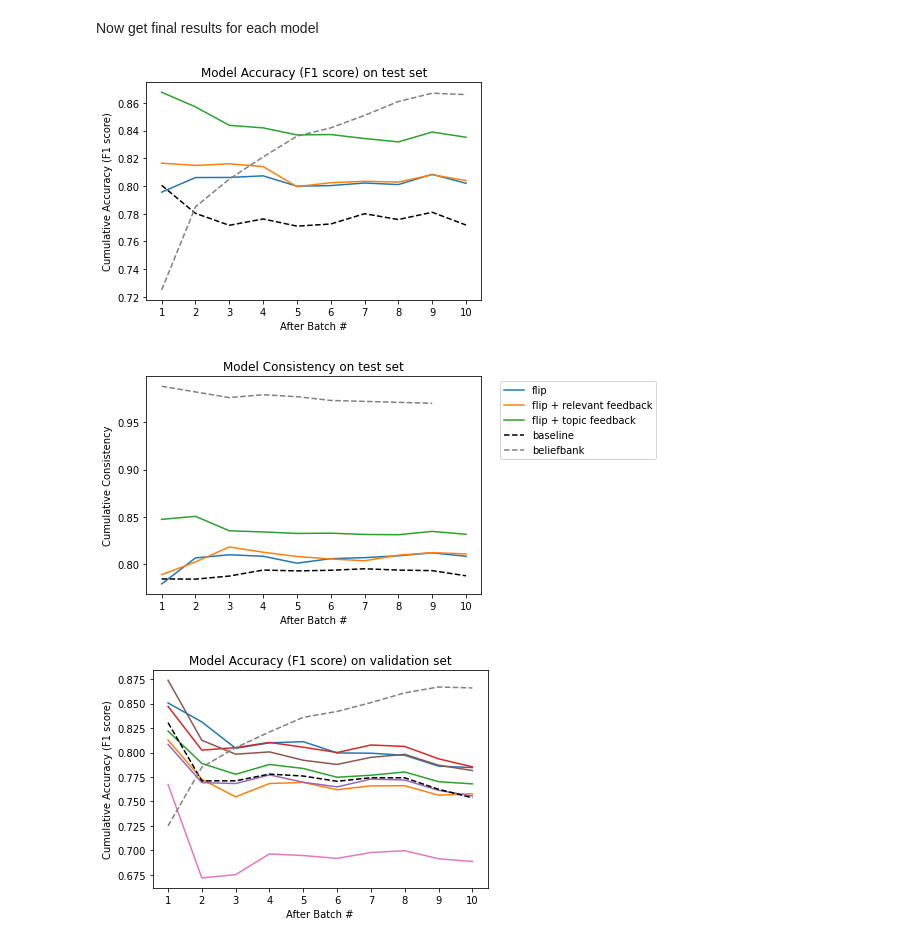
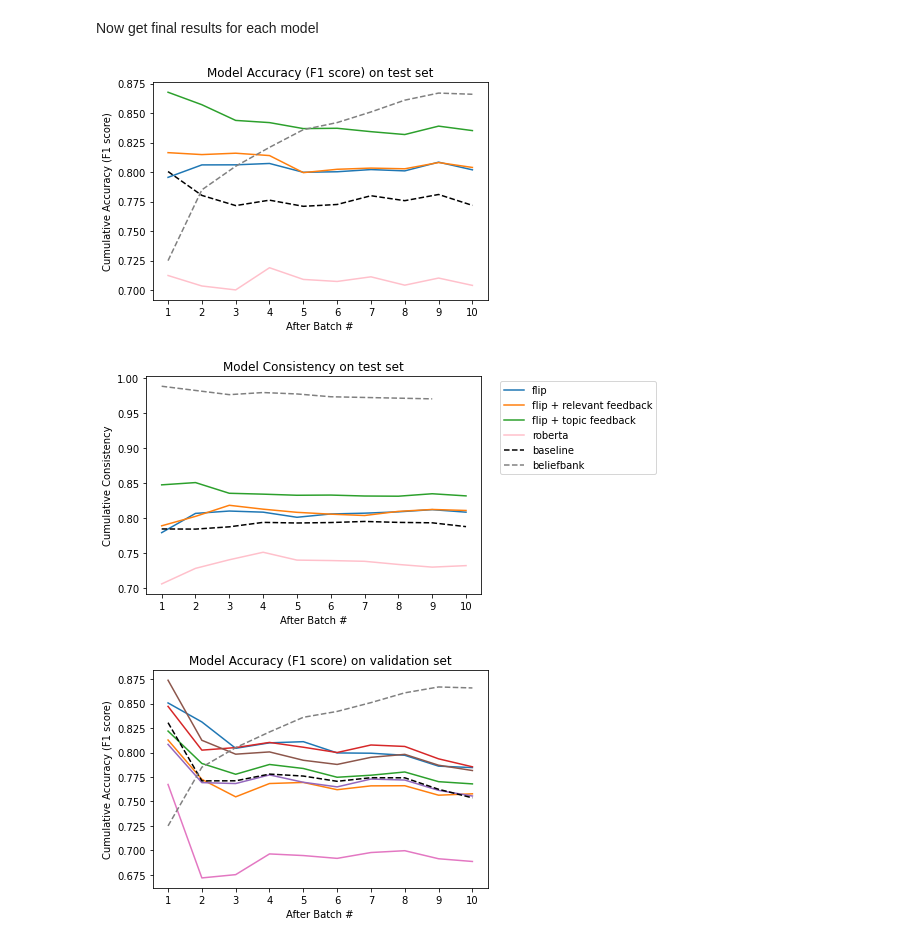
Before and after one commit to jswang/MemoryBank, a Jupyter notebook: plots.ipynb, the cells around one changed output. Cells and saved outputs as stored; diff of their text form; code cells hidden in the pictures.

Commit message:
roberta on test

```diff
--- a/plots.ipynb
+++ b/plots.ipynb
@@ -160,6 +160,10 @@ sat_fbrelevant_config = {'name': 'SAT Flip And relevant feedback', 'nli_model':
 sat_fbrelevant_f1 = [0.8054298642533936, 0.7645259938837919, 0.7770961145194274, 0.7689969604863222, 0.7622549019607842, 0.7658730158730158, 0.7709401709401709, 0.7637195121951219, 0.7543014452856159, 0.75125]
 sat_fbrelevant_consistencies = [0.6666666666675214, 0.6829268292686794, 0.8042328042329078, 0.7709923664123012, 0.7704402515723993, 0.7563025210084716, 0.7656612529002864, 0.7700421940928756, 0.7733089579525094, 0.7693548387097147]
 
+roberta_config = {'name': 'Roberta Flip only', 'nli_model': 'roberta-large-mnli', 'qa_model': 'allenai/macaw-large', 'sentence_model': 'paraphrase-MiniLM-L6-v2', 'enable_flip': True, 'sentence_similarity_threshold': 0.6, 'default_flipped_confidence': 0.7, 'flip_premise_threshold': 0.1, 'feedback_type': None}
+roberta_f1 = [0.7123947051744886, 0.7035110533159948, 0.7001811594202898, 0.7189890256069171, 0.709075952837949, 0.707355955363243, 0.7112744150067685, 0.7042057698992006, 0.7102290076335878, 0.7040221914008322]
+roberta_consistencies = [0.705957719410653, 0.728155339805834, 0.7404083464213655, 0.7511327403926875, 0.7399287476020864, 0.7392873777363793, 0.7382177402757796, 0.7337267362687269, 0.7299299788308116, 0.7320511893572429]
+
 # Beliefbank
 beliefbank_f1 = [.725, .785, .805, .821, .836, .842, .851, .861, .867, .866]
 beliefbank_consistency = [.988, .982, .976, .979, .977, .973, .972, .971, .970]
@@ -176,36 +180,38 @@ plt.plot(b, flip_fbtopic_f1, label='flip + topic feedback')
 # plt.plot(b, sat_f1, label='sat')
 # plt.plot(b, sat_fbrelevant_f1, label='sat + relevant feedback')
 # plt.plot(b, sat_fbtopic_f1, label='sat + topic feedback')
+plt.plot(b, roberta_f1, label='roberta', color='pink')
 plt.plot(b, baseline_f1, '--', color='black', label='baseline')
 plt.plot(range(1, len(beliefbank_f1)+1), beliefbank_f1, '--', color='grey', label='beliefbank')
 plt.xlabel('After Batch #')
 plt.ylabel('Cumulative Accuracy (F1 score)')
 plt.title('Model Accuracy (F1 score) on test set')
 plt.xticks(np.arange(1, 11, 1))
 plt.savefig('final_figures/accuracy.png', dpi=300, bbox_inches='tight')
 plt.show()
 plt.close()
 
 # Plot consistency
 plt.plot(b, flip_consistencies,  label='flip')
 plt.plot(b, flip_fbrelevant_consistencies, label='flip + relevant feedback')
 plt.plot(b, flip_fbtopic_consistencies, label='flip + topic feedback')
 # plt.plot(b, sat_consistencies, label='sat')
 # plt.plot(b, sat_fbrelevant_consistencies, label='sat + relevant feedback')
 # plt.plot(b, sat_fbtopic_consistencies, label='sat + topic feedback')
+plt.plot(b, roberta_consistencies, label='roberta', color='pink')
 plt.plot(b, baseline_consistencies, '--', color='black', label='baseline')
 plt.plot(range(1, len(beliefbank_consistency)+1), beliefbank_consistency, '--', color='grey', label='beliefbank')
 plt.xlabel('After Batch #')
 plt.ylabel('Cumulative Consistency')
 plt.title('Model Consistency on test set')
 plt.xticks(np.arange(1, 11, 1))
 plt.legend(bbox_to_anchor=(1.04,1), loc="upper left" ,ncol=1)
 plt.savefig('final_figures/consistency.png', dpi=300, bbox_inches='tight')
 plt.show()
 plt.close()
 # %% [output]
-[figure, old version]
+[figure, new version]
-[figure, old version]
+[figure, new version]
 # %%
 # Validation set results
 # Roberta
```
Also changed, not shown: 2 other files.
